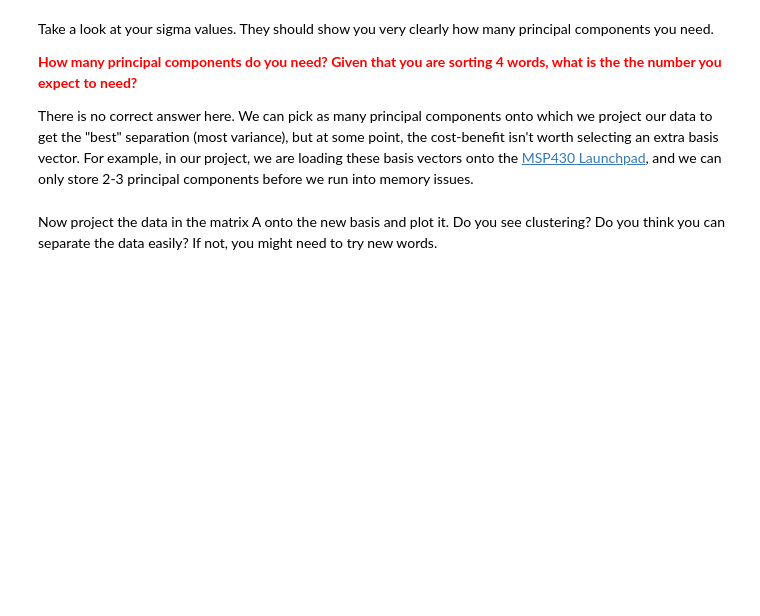
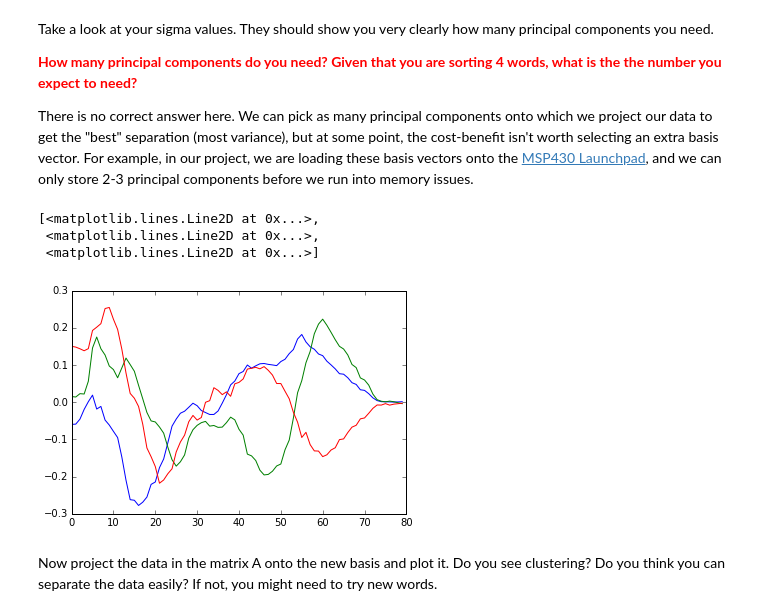
Before and after one commit to johnschulz/ee16b_car, a Jupyter notebook: part 4/SIXT33N-PCA.ipynb, the cells around one changed output. Drawn from its saved outputs; the diff is of its cells as text; code cells hidden in the pictures; blank space fills up the shorter version.

```diff
--- a/part 4/SIXT33N-PCA.ipynb
+++ b/part 4/SIXT33N-PCA.ipynb
@@ -264,8 +292,14 @@ There is no correct answer here. We can pick as many principal components onto w
 # %%
 # Plot the principal component(s)
 # YOUR CODE HERE #
-new_basis =         # This should be the basis containing your principal components
+
+new_basis = v[:3,:].T# This should be the basis containing your principal components
 plt.plot(new_basis)
+# %% [output]
+[<matplotlib.lines.Line2D at 0x...>,
+ <matplotlib.lines.Line2D at 0x...>,
+ <matplotlib.lines.Line2D at 0x...>]
+[figure, added]
 # %% [markdown]
 Now project the data in the matrix A onto the new basis and plot it. Do you see clustering? Do you think you can separate the data easily? If not, you might need to try new words.
 # %%
```
Also changed, not shown: parts of 10 cells of this notebook, 10 other files.
